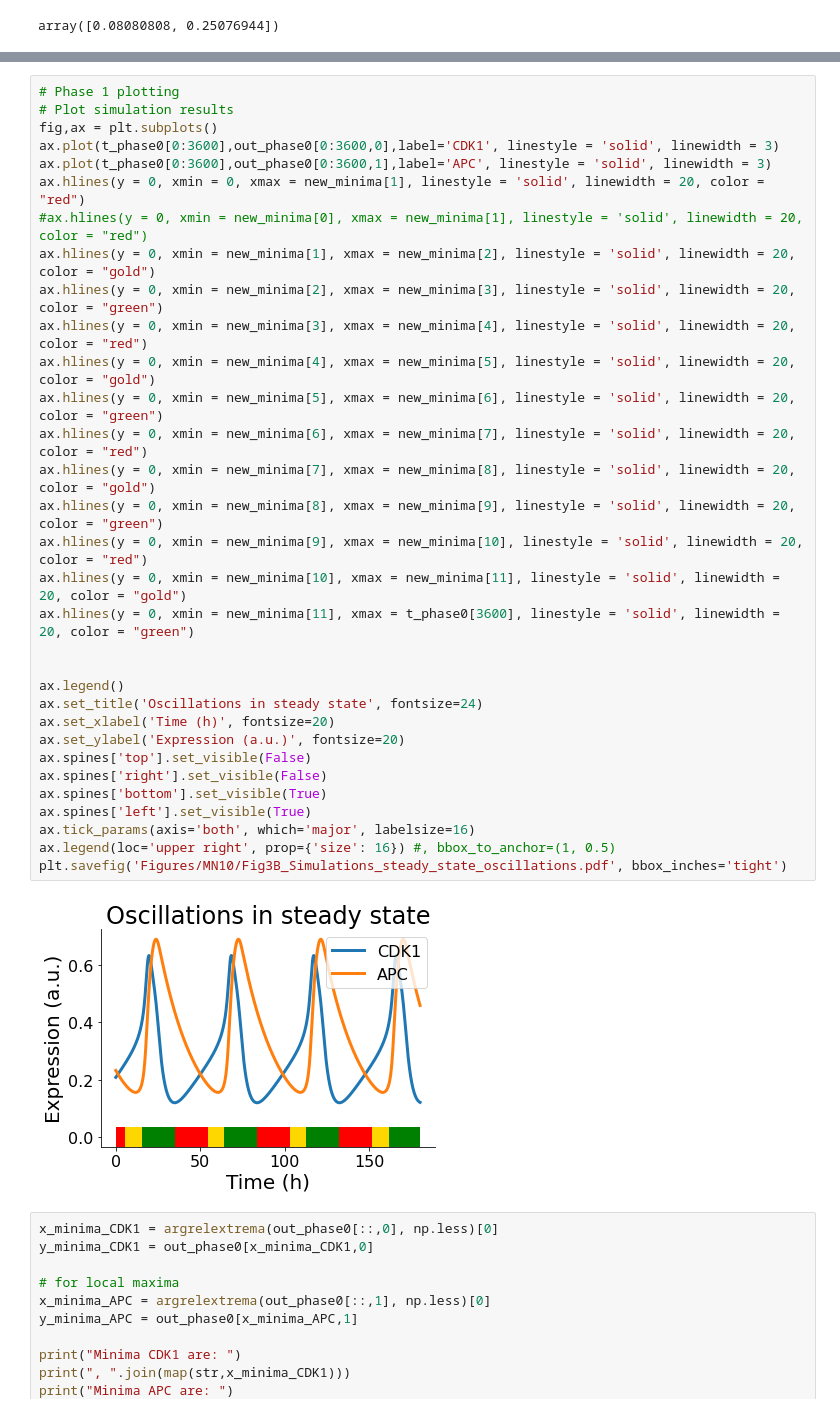
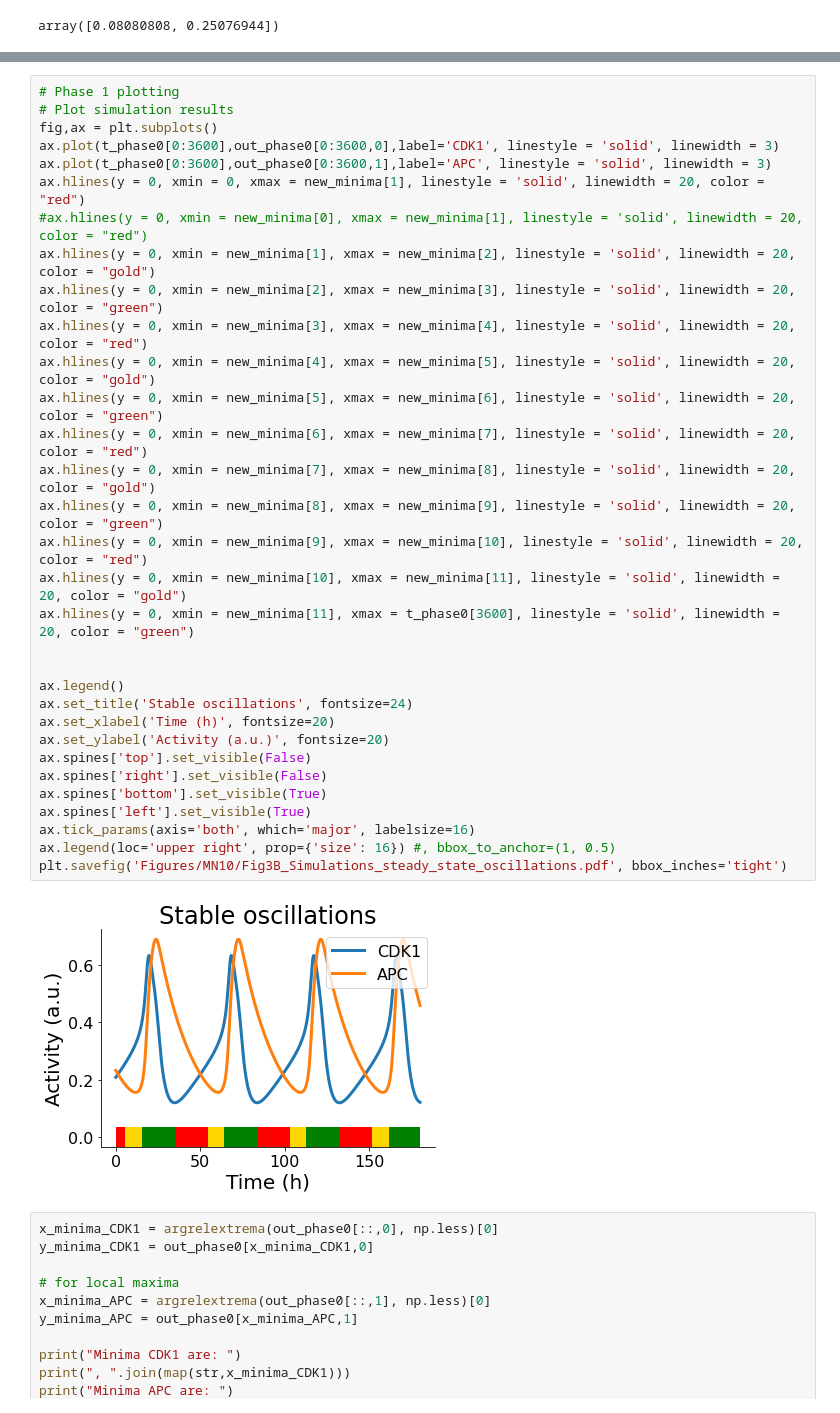
Before and after one commit to lacdr-tox/heldring-E2S-modeling, a Jupyter notebook: simulations/MN10_ExperimentSimulations_CellCycle.ipynb, the cells around one changed output, grey strips where cells are left out. Saved outputs shown, nothing was run; the diff lists cells and outputs as text.

```diff
--- a/simulations/MN10_ExperimentSimulations_CellCycle.ipynb
+++ b/simulations/MN10_ExperimentSimulations_CellCycle.ipynb
@@ -1115,36 +1129,36 @@ New minima:
 # Phase 1 plotting
 # Plot simulation results
 fig,ax = plt.subplots()
 ax.plot(t_phase0[0:3600],out_phase0[0:3600,0],label='CDK1', linestyle = 'solid', linewidth = 3)
 ax.plot(t_phase0[0:3600],out_phase0[0:3600,1],label='APC', linestyle = 'solid', linewidth = 3)
 ax.hlines(y = 0, xmin = 0, xmax = new_minima[1], linestyle = 'solid', linewidth = 20, color = "red")
 #ax.hlines(y = 0, xmin = new_minima[0], xmax = new_minima[1], linestyle = 'solid', linewidth = 20, color = "red")
 ax.hlines(y = 0, xmin = new_minima[1], xmax = new_minima[2], linestyle = 'solid', linewidth = 20, color = "gold")
 ax.hlines(y = 0, xmin = new_minima[2], xmax = new_minima[3], linestyle = 'solid', linewidth = 20, color = "green")
 ax.hlines(y = 0, xmin = new_minima[3], xmax = new_minima[4], linestyle = 'solid', linewidth = 20, color = "red")
 ax.hlines(y = 0, xmin = new_minima[4], xmax = new_minima[5], linestyle = 'solid', linewidth = 20, color = "gold")
 ax.hlines(y = 0, xmin = new_minima[5], xmax = new_minima[6], linestyle = 'solid', linewidth = 20, color = "green")
 ax.hlines(y = 0, xmin = new_minima[6], xmax = new_minima[7], linestyle = 'solid', linewidth = 20, color = "red")
 ax.hlines(y = 0, xmin = new_minima[7], xmax = new_minima[8], linestyle = 'solid', linewidth = 20, color = "gold")
 ax.hlines(y = 0, xmin = new_minima[8], xmax = new_minima[9], linestyle = 'solid', linewidth = 20, color = "green")
 ax.hlines(y = 0, xmin = new_minima[9], xmax = new_minima[10], linestyle = 'solid', linewidth = 20, color = "red")
 ax.hlines(y = 0, xmin = new_minima[10], xmax = new_minima[11], linestyle = 'solid', linewidth = 20, color = "gold")
 ax.hlines(y = 0, xmin = new_minima[11], xmax = t_phase0[3600], linestyle = 'solid', linewidth = 20, color = "green")
 
 
 ax.legend()
-ax.set_title('Oscillations in steady state', fontsize=24)
+ax.set_title('Stable oscillations', fontsize=24)
 ax.set_xlabel('Time (h)', fontsize=20)
-ax.set_ylabel('Expression (a.u.)', fontsize=20)
+ax.set_ylabel('Activity (a.u.)', fontsize=20)
 ax.spines['top'].set_visible(False)
 ax.spines['right'].set_visible(False)
 ax.spines['bottom'].set_visible(True)
 ax.spines['left'].set_visible(True)
 ax.tick_params(axis='both', which='major', labelsize=16)
 ax.legend(loc='upper right', prop={'size': 16}) #, bbox_to_anchor=(1, 0.5)
 plt.savefig('Figures/MN10/Fig3B_Simulations_steady_state_oscillations.pdf', bbox_inches='tight')
 # %% [output]
-[figure, old version]
+[figure, new version]
 # %%
 x_minima_CDK1 = argrelextrema(out_phase0[::,0], np.less)[0]
 y_minima_CDK1 = out_phase0[x_minima_CDK1,0]
```
Also changed, not shown: parts of 16 cells of this notebook, 1 other file.
